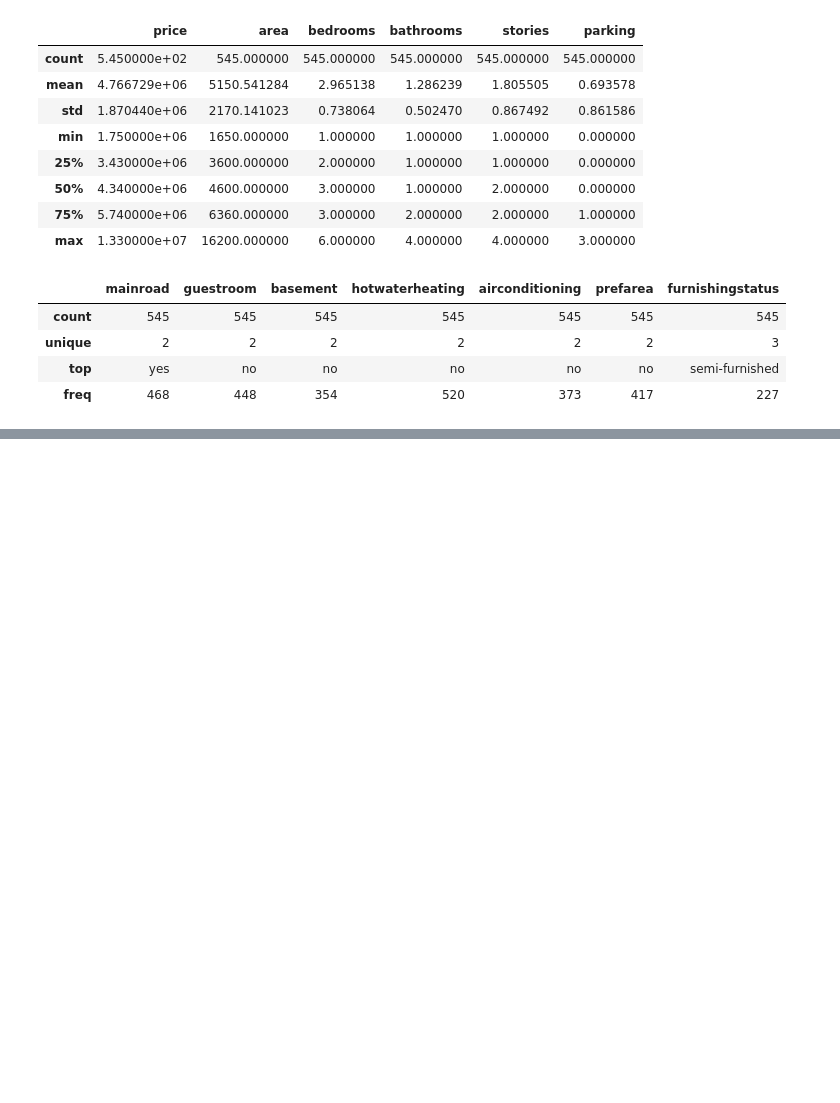
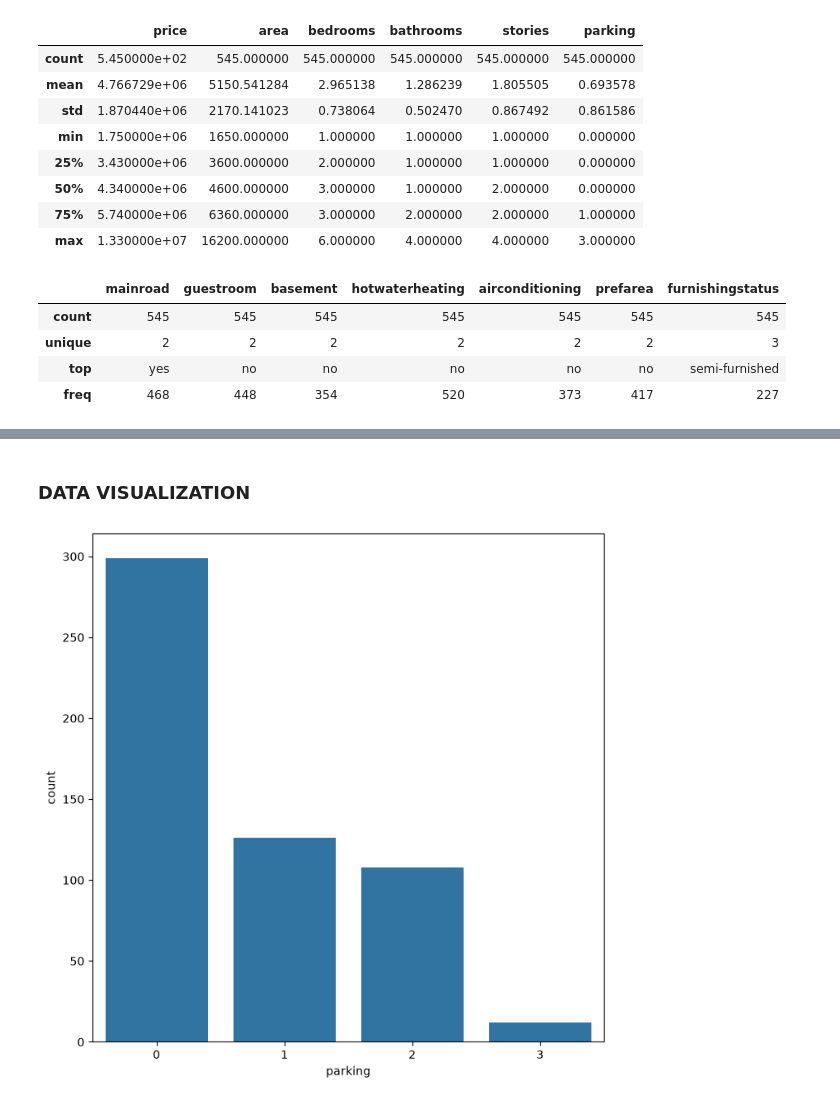
Before and after one commit to SingamSravani27/python, a Jupyter notebook: Data Analysis.ipynb, the cells around one changed output, grey strips where cells are left out. Cells and saved outputs as stored; diff of their text form; code cells hidden in the pictures; blank space fills up the shorter version.

Commit message:
Data Analysis & Web Scrapping

```diff
--- a/Data Analysis.ipynb
+++ b/Data Analysis.ipynb
@@ -214,0 +283,16 @@ df.describe(include='str')
+# %%
+def transfer(x):
+    if x=='yes':
+        return 1
+    else:
+        return 0
+df['basement']=df['basement'].apply(transfer)
+df['guestroom']=df['guestroom'].apply(transfer)
+df['hotwaterheating']=df['hotwaterheating'].apply(transfer)
+df['airconditioning']=df['airconditioning'].apply(transfer)
+df['prefarea']=df['prefarea'].apply(transfer)
+
+print(df['mainroad'])
+print(df['guestroom'])
+print(df['hotwaterheating'])
+print(df['airconditioning'])
@@ -214,0 +317,8 @@ df.describe(include='str')
+# %%
+def transfer(x):
+    if x=='yes':
+        return 1
+    else:
+        return 0
+df['furnishingstatus']=df['furnishingstatus'].apply(transfer)
+print(df['furnishingstatus'])
@@ -214,0 +345,10 @@ df.describe(include='str')
+# %%
+def transfer(x):
+    if x=='unfurnished':
+        return 0
+    elif x=='semidurnished':
+        return 0.5
+    else:
+        return  1
+df['furnishingstatus']=df['furnishingstatus'].apply(transfer)
+df
@@ -214,0 +389,9 @@ df.describe(include='str')
+# %% [markdown]
+### DATA VISUALIZATION
+# %%
+##single
+plt.figure(figsize=(8,8))   ### pass width and height as tuple
+sns.countplot(data=df, x="parking")
+plt.show()
+# %% [output]
+[figure, added]
```
Also changed, not shown: parts of 18 cells of this notebook, 1 other file.
